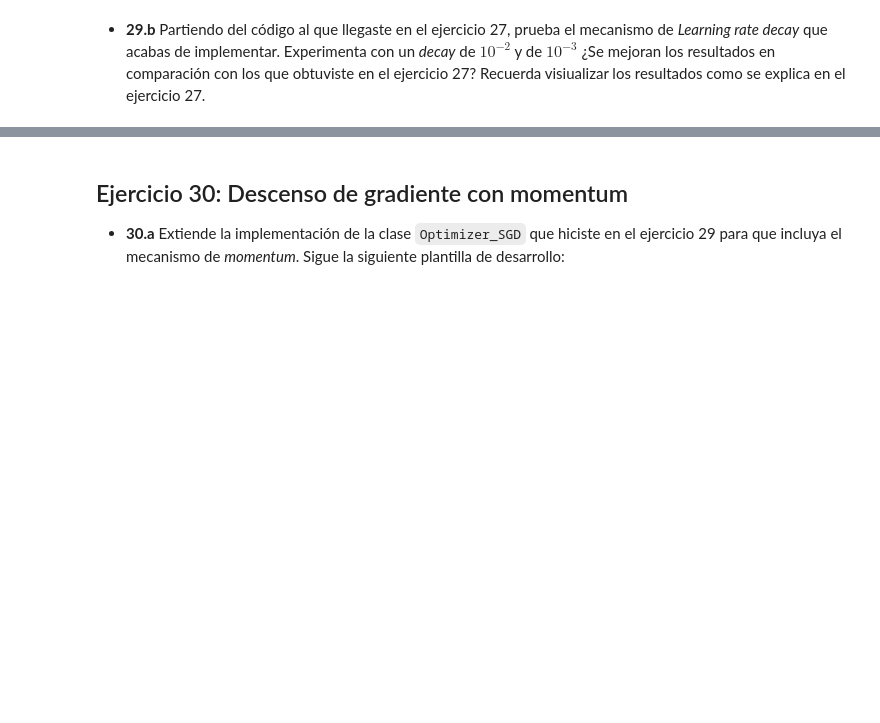
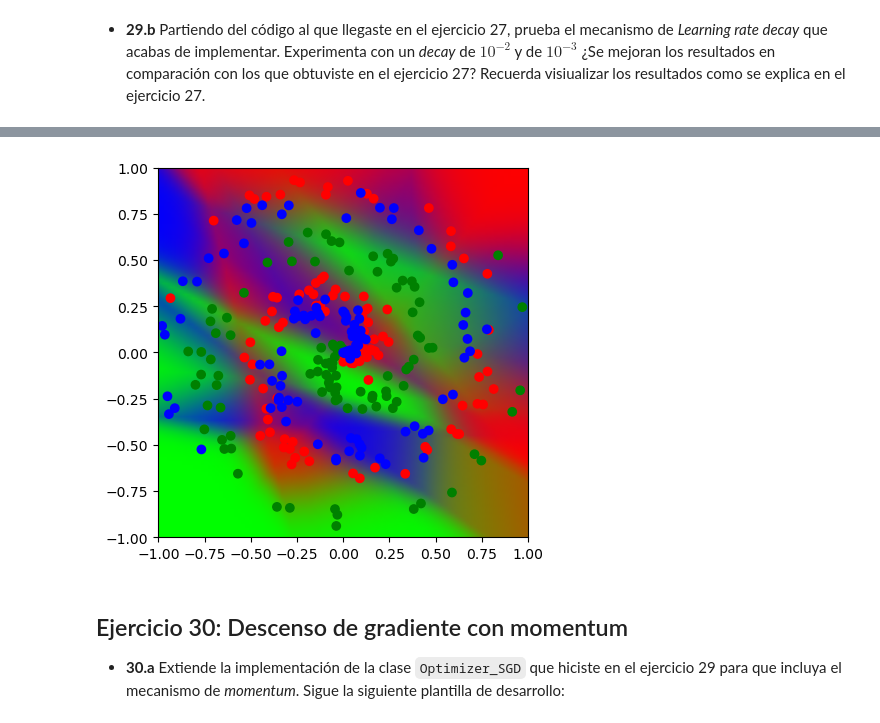
Before and after one commit to kzzazzk/jcma-opt, a Jupyter notebook: P3_enunciado.ipynb, the cells around one changed output, grey strips where cells are left out. Saved outputs shown, nothing was run; the diff lists cells and outputs as text; code cells hidden in the pictures; blank space fills up the shorter version.

```diff
--- a/P3_enunciado.ipynb
+++ b/P3_enunciado.ipynb
@@ -754,9 +978,10 @@ import numpy as np
 single_output = np.array([[0.7, 0.1, 0.2,]])
 
 ######
-# ...
+exp_values = np.exp(single_output - np.max(single_output, axis=1, keepdims=True))
+softmax_output = exp_values / np.sum(exp_values, axis=1, keepdims=True)
 ######
 
-jacobian_matrix = ######
+jacobian_matrix = np.diagflat(softmax_output) - np.dot(softmax_output.T, softmax_output)
 
-print(jacobian)
+print(jacobian_matrix)
@@ -927,13 +1277,14 @@ class Optimizer_SGD:
         self.iterations = 0
 
     def pre_update_params(self):
-        ######
+        if self.decay:
+            self.current_learning_rate = self.learning_rate / (1 + self.decay * self.iterations)
 
     def update_params(self, layer):
-        ######
-        # Copia la implementación de 'update_params' del ejercicio 26 (no cambia)
+        layer.weights = layer.weights - self.current_learning_rate * layer.dweights
+        layer.biases = layer.biases - self.current_learning_rate * layer.dbiases
 
     def post_update_params(self):
-        ######
+        self.iterations += 1
 # %% [markdown]
   - **29.b** Partiendo del código al que llegaste en el ejercicio 27, prueba el mecanismo de *Learning rate decay* que acabas de implementar. Experimenta con un *decay* de $10^{-2}$ y de $10^{-3}$ ¿Se mejoran los resultados en comparación con los que obtuviste en el ejercicio 27? Recuerda visiualizar los resultados como se explica en el ejercicio 27.
@@ -943,0 +1291,44 @@ class Optimizer_SGD:
+# %%
+# SOL EJ 29b
+
+# <- PEGA AQUÍ TU SOLUCIÓN DEL EJERCICIO 27 Y MODIFÍCALA SEGÚN CORRESPONDA
+
+nnfs.init()
+
+X, y = spiral_data(samples=100, classes=3)
+
+dense1 = Layer_Dense(X.shape[1], 64)
+relu = Activation_ReLU()
+
+dense2 = Layer_Dense(64, 3)
+loss_activation = Activation_Softmax_Loss_CategoricalCrossentropy()
+
+optimizer = Optimizer_SGD(learning_rate=1.0, decay=1e-3)
+
+# Entrenamiento
+for epoch in range(10000):
+    dense1.forward(X)
+    relu.forward(dense1.output)
+    dense2.forward(relu.output)
+    loss_value = loss_activation.forward(dense2.output, y)
+
+    if epoch % 500 == 0:
+        print(f"{epoch=}, {loss_value=}")
+
+    loss_activation.backward(loss_activation.output, y)
+    dense2.backward(loss_activation.dinputs)
+    relu.backward(dense2.dinputs)
+    dense1.backward(relu.dinputs)
+
+    optimizer.pre_update_params()
+    optimizer.update_params(dense2)
+    optimizer.update_params(dense1)
+    optimizer.post_update_params()
+
+# Este código a continuación te ayudará a visualizar los resultados de la red
+# (asegúrate que el la lista 'model' contiene los mismo nombres para las
+# distintas capas, y si no es así actualiza dicha variable con el naming usado)
+model = [dense1, activation1, dense2, loss_activation]
+num_points = 100
+plot_prediction_performance_spiral(model, X, y, num_points)
+# %% [output]
@@ -944,3 +1355,4 @@ class Optimizer_SGD:
+[figure, added]
 # %% [markdown]
 ## Ejercicio 30: Descenso de gradiente con momentum
 
```
Also changed, not shown: parts of 51 cells of this notebook.
